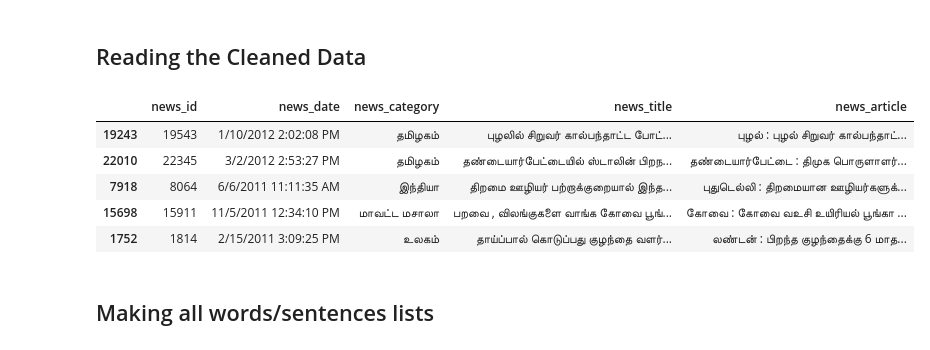
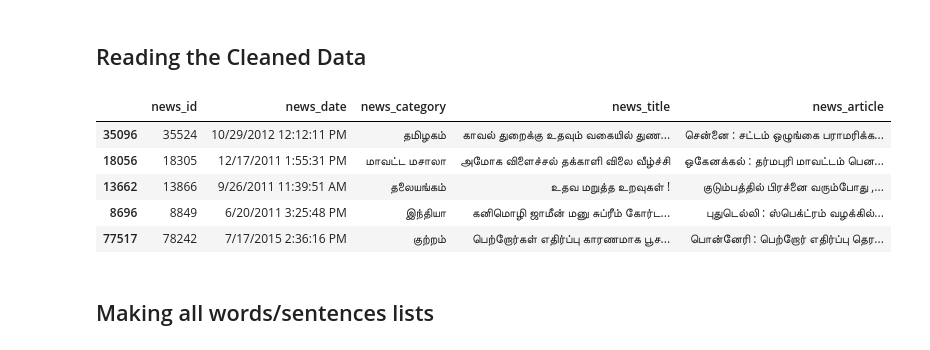
Before and after one commit to ojasiiitd/Tamil-Murasu-Categorization, a Jupyter notebook: Tamil-Articles.ipynb, the cells around one changed output. Cells and saved outputs as stored; diff of their text form; code cells hidden in the pictures.

```diff
--- a/Tamil-Articles.ipynb
+++ b/Tamil-Articles.ipynb
@@ -105,15 +108,14 @@ def preprocess_tamil_text(corpus):
 ## Reading the Cleaned Data
 # %%
 df_tamil = pd.read_csv("./tamilmurasu_data/tamil_news_cleaned.csv", encoding='utf-8')
-df_tamil = df_tamil[:30000]
 df_tamil.sample(5)
 # %% [output]
 |  | news_id | news_date | news_category | news_title | news_article |
-| 19243 | 19543 | 1/10/2012 2:02:08 PM | தமிழகம் | புழலில் சிறுவர் கால்பந்தாட்ட போட்... | புழல் : புழல் சிறுவர் கால்பந்தாட்... |
-| 22010 | 22345 | 3/2/2012 2:53:27 PM | தமிழகம் | தண்டையார்பேட்டையில் ஸ்டாலின் பிறந... | தண்டையார்பேட்டை : திமுக பொருளாளர்... |
-| 7918 | 8064 | 6/6/2011 11:11:35 AM | இந்தியா | திறமை ஊழியர் பற்றாக்குறையால் இந்த... | புதுடெல்லி : திறமையான ஊழியர்களுக்... |
-| 15698 | 15911 | 11/5/2011 12:34:10 PM | மாவட்ட மசாலா | பறவை , விலங்குகளை வாங்க கோவை பூங்... | கோவை : கோவை வஉசி உயிரியல் பூங்கா ... |
-| 1752 | 1814 | 2/15/2011 3:09:25 PM | உலகம் | தாய்ப்பால் கொடுப்பது குழந்தை வளர்... | லண்டன் : பிறந்த குழந்தைக்கு 6 மாத... |
+| 35096 | 35524 | 10/29/2012 12:12:11 PM | தமிழகம் | காவல் துறைக்கு உதவும் வகையில் துண... | சென்னை : சட்டம் ஒழுங்கை பராமரிக்க... |
+| 18056 | 18305 | 12/17/2011 1:55:31 PM | மாவட்ட மசாலா | அமோக விளைச்சல் தக்காளி விலை வீழ்ச்சி | ஒகேனக்கல் : தர்மபுரி மாவட்டம் பென... |
+| 13662 | 13866 | 9/26/2011 11:39:51 AM | தலையங்கம் | உதவ மறுத்த உறவுகள் ! | குடும்பத்தில் பிரச்னை வரும்போது ,... |
+| 8696 | 8849 | 6/20/2011 3:25:48 PM | இந்தியா | கனிமொழி ஜாமீன் மனு சுப்ரீம் கோர்ட... | புதுடெல்லி : ஸ்பெக்ட்ரம் வழக்கில்... |
+| 77517 | 78242 | 7/17/2015 2:36:16 PM | குற்றம் | பெற்றோர்கள் எதிர்ப்பு காரணமாக பூச... | பொன்னேரி : பெற்றோர் எதிர்ப்பு தெர... |
 # %% [markdown]
 ## Making all words/sentences lists
 # %%
```
Also changed, not shown: parts of 32 cells of this notebook, 1 other file.
